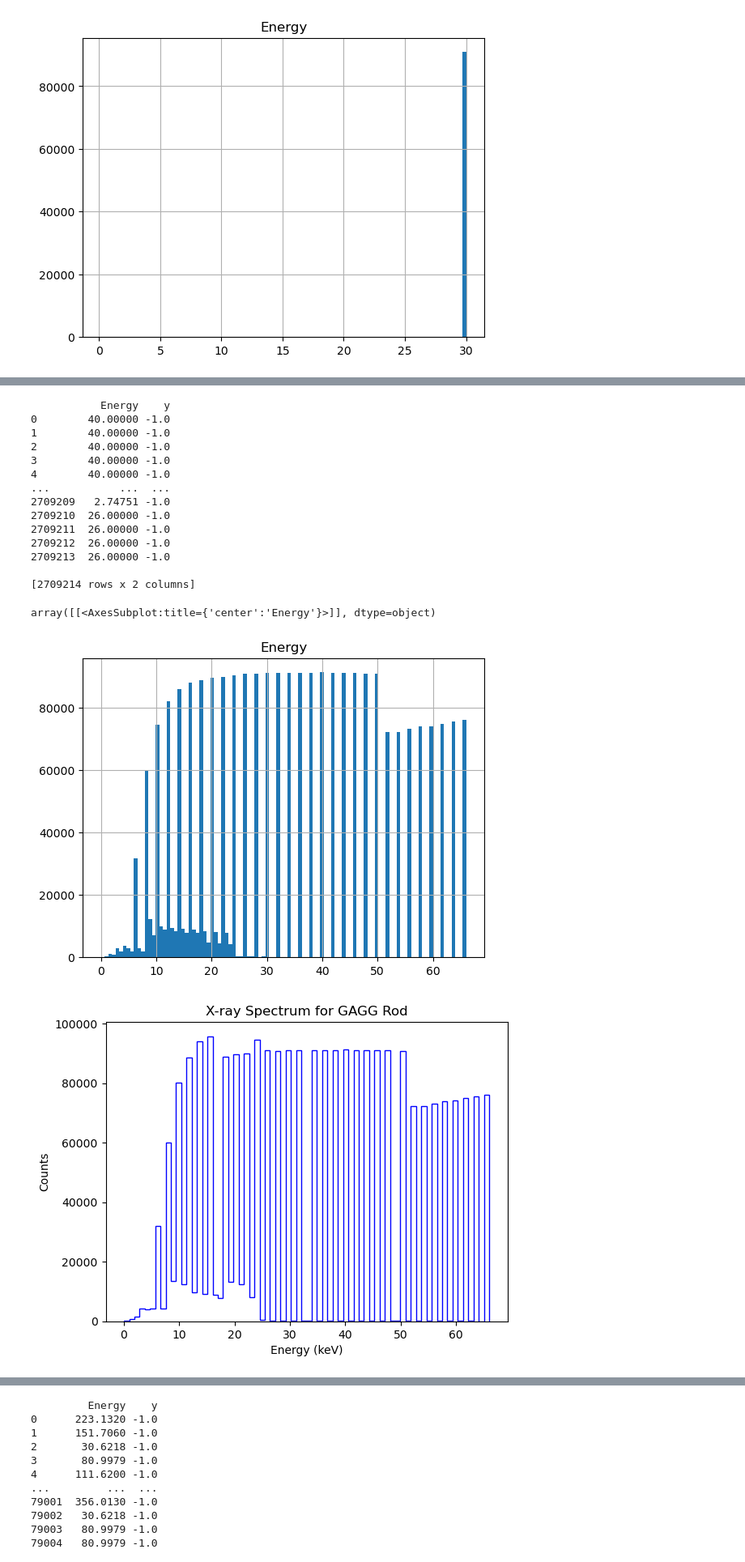
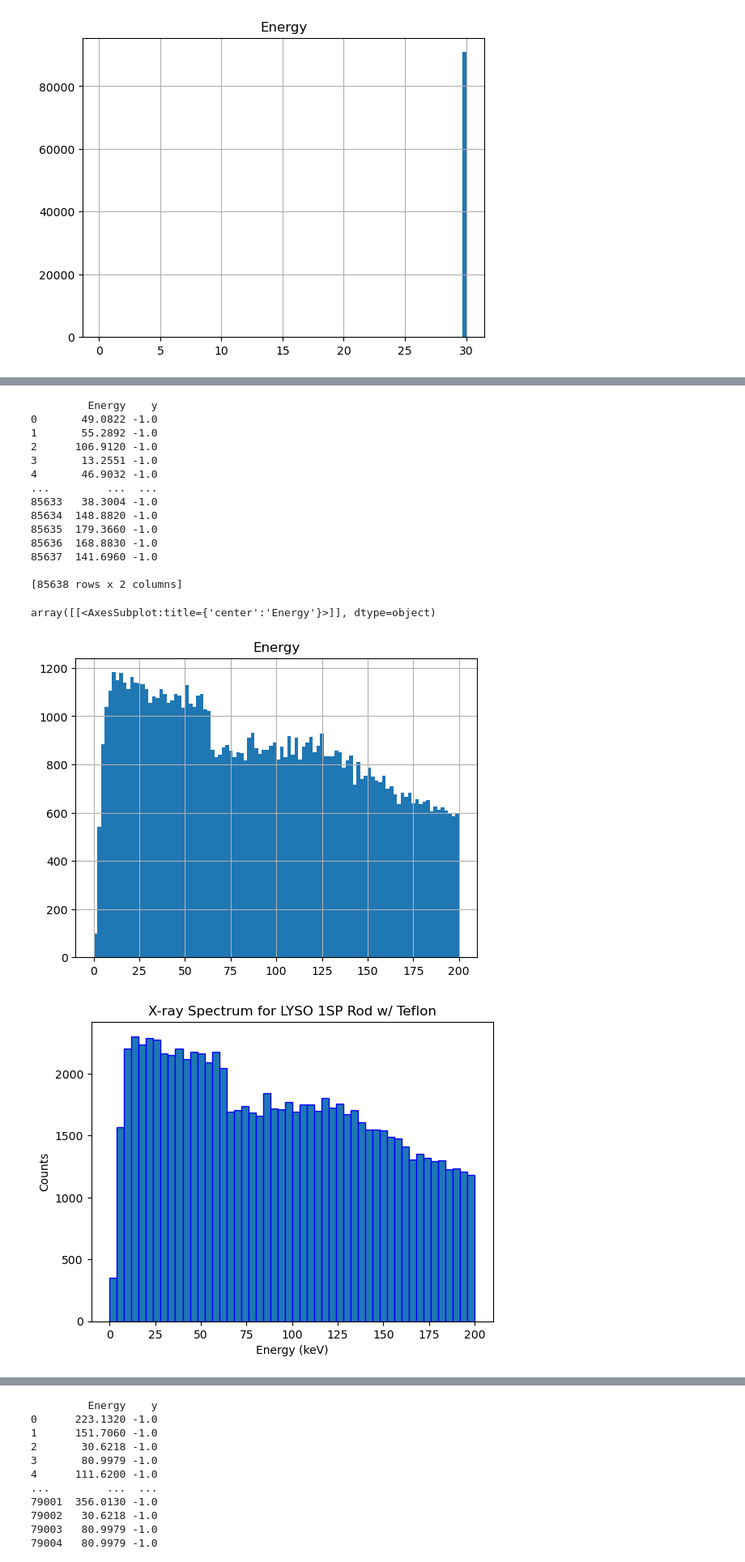
Before and after one commit to ChrisG0407/impish-project, a Jupyter notebook: xray-spectrum.ipynb, the cells around one changed output, grey strips where cells are left out. Shown: that part at 81% size. Cells and saved outputs as stored; diff of their text form; code cells hidden in the pictures.

Commit message:
Added x-ray spectrums, properly fixed binning for Ba-133 spectrums

```diff
--- a/xray-spectrum.ipynb
+++ b/xray-spectrum.ipynb
@@ -9,6 +9,13 @@ import glob
 from matplotlib.patches import Patch
 from matplotlib.lines import Line2D
 from scipy import stats
+# %%
+#Path to save files such as png or pdf files
+script_dir = os.path.dirname(r'/home/argo/data/' )
+results_dir = os.path.join(script_dir, 'Results/')
+
+if not os.path.isdir(results_dir):
+    os.makedirs(results_dir)
 # %%
 f = open("/home/argo/IMPISH/Data/xray_beam/cryst-out30.tab", "r")
 data = f.read()
@@ -136,7 +143,7 @@ find_and_combine_tab_files(root_directory, file_name, output_file)
 # %%
 xray_tab_combiner(r'/home/argo/IMPISH/Data/xray_beam/xray_beam_run/', 'total-xray.tab')
 # %%
-f = open("/home/argo/IMPISH/Data/xray_beam/xray_beam_run/total-xray.tab", "r")
+f = open("/home/argo/IMPISH/Data/xray_beam/lyso-asp-teflon-run1-2024-07-08-06:55:39/cryst-out.tab", "r")
 data = f.read()
 #print (data)
 
@@ -151,32 +158,32 @@ hist_values = ["Energy", "y"]
 df = pd.DataFrame(data = dat, columns = hist_values)
 print(df)
 # %% [output]
-           Energy    y
-0        40.00000 -1.0
-1        40.00000 -1.0
-2        40.00000 -1.0
-3        40.00000 -1.0
-4        40.00000 -1.0
-...           ...  ...
-2709209   2.74751 -1.0
-2709210  26.00000 -1.0
-2709211  26.00000 -1.0
-2709212  26.00000 -1.0
-2709213  26.00000 -1.0
+         Energy    y
+0       49.0822 -1.0
+1       55.2892 -1.0
+2      106.9120 -1.0
+3       13.2551 -1.0
+4       46.9032 -1.0
+...         ...  ...
+85633   38.3004 -1.0
+85634  148.8820 -1.0
+85635  179.3660 -1.0
+85636  168.8830 -1.0
+85637  141.6960 -1.0
 
-[2709214 rows x 2 columns]
+[85638 rows x 2 columns]
 # %%
 df.hist(column = "Energy", bins = 100, )
 # %% [output]
 array([[<AxesSubplot:title={'center':'Energy'}>]], dtype=object)
-[figure, old version]
+[figure, new version]
 # %%
-plt.hist(df['Energy'], bins = 70, histtype = 'step', edgecolor = 'blue')
+plt.hist(df['Energy'], bins = 50, edgecolor = 'blue')
 
 plt.xlabel('Energy (keV)')
 plt.ylabel('Counts')
-plt.title('X-ray Spectrum for GAGG Rod')
-
+plt.title('X-ray Spectrum for LYSO 1SP Rod w/ Teflon')
+plt.savefig(results_dir + 'X-ray Spectrum of LYSO 1SP Rod with Teflon.pdf', bbox_inches = 'tight')
 plt.show()
 # %% [output]
-[figure, old version]
+[figure, new version]
```
Also changed, not shown: parts of 7 cells of this notebook.
